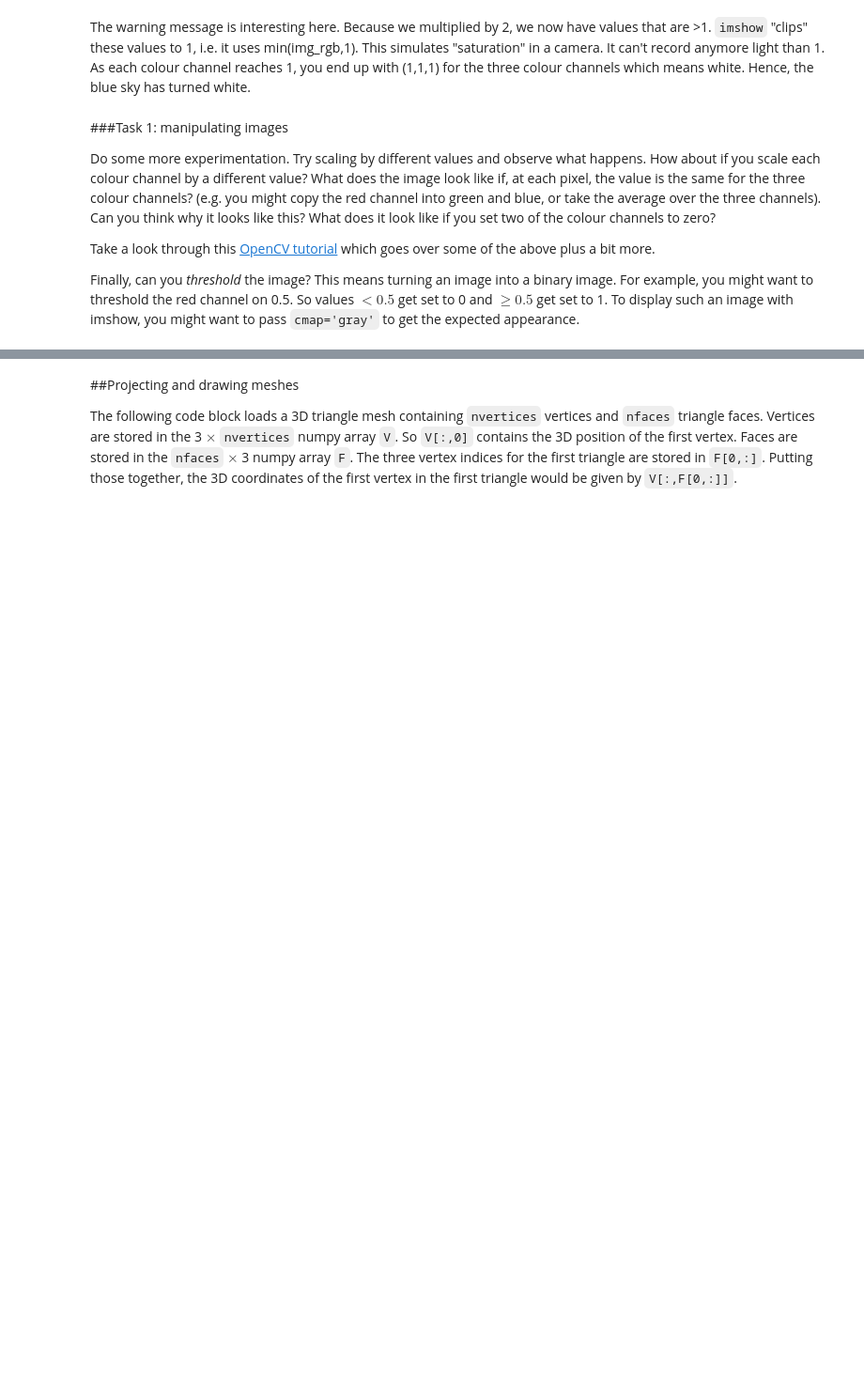
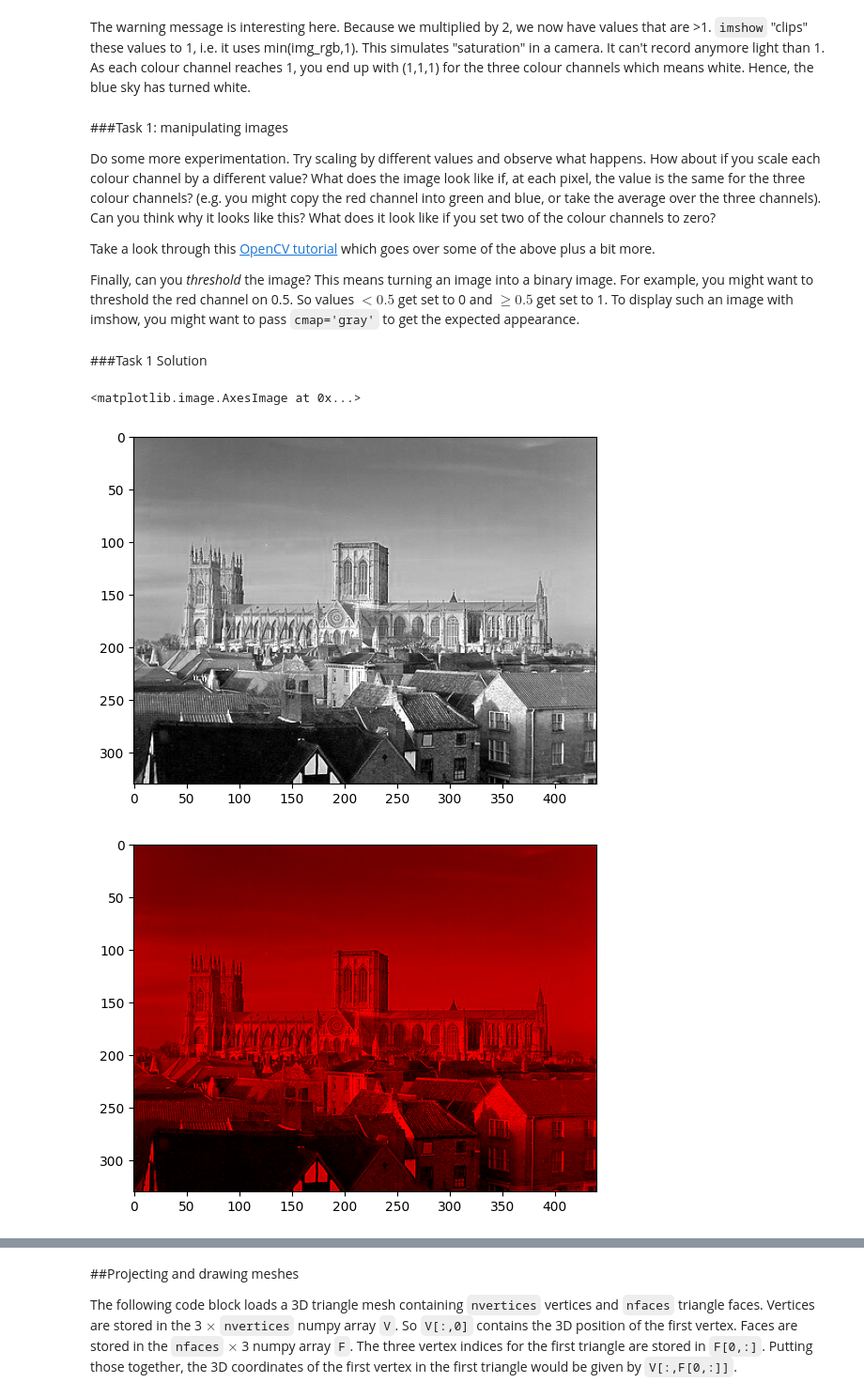
Before and after one commit to NodiraSadullaeva/Computer-Vision-and-Graphics, a Jupyter notebook: VICO_Week_1_Practical.ipynb, the cells around one changed output, grey strips where cells are left out. Shown at 94% size. Cells and saved outputs as stored; diff of their text form; code cells hidden in the pictures; blank space fills up the shorter version.

```diff
--- a/VICO_Week_1_Practical.ipynb
+++ b/VICO_Week_1_Practical.ipynb
@@ -94,3 +94,26 @@ Do some more experimentation. Try scaling by different values and observe what h
 Take a look through this [OpenCV tutorial](https://docs.opencv.org/4.x/d3/df2/tutorial_py_basic_ops.html) which goes over some of the above plus a bit more.
 
 Finally, can you *threshold* the image? This means turning an image into a binary image. For example, you might want to threshold the red channel on 0.5. So values $<0.5$ get set to 0 and $\geq 0.5$ get set to 1. To display such an image with imshow, you might want to pass `cmap='gray'` to get the expected appearance.
+# %% [markdown]
+###Task 1 Solution
+# %%
+# Greyscale
+img_grey = img2
+img_grey[:,:,1] = img_grey[:,:,0]
+img_grey[:,:,2] = img_grey[:,:,0]
+plt.imshow(img_grey)
+
+# Set 2 colour channels to 0
+img_zero = img2
+img_zero[:,:,1] = 0
+img_zero[:,:,2] = 0
+plt.figure()
+plt.imshow(img_zero)
+
+# Thresholded image into binary
+plt.figure()
+plt.imshow(img2[:,:,0]>0.5,cmap='gray')
+# %% [output]
+<matplotlib.image.AxesImage at 0x...>
+[figure, added]
+[figure, added]
```
Also changed, not shown: parts of 10 cells of this notebook.
